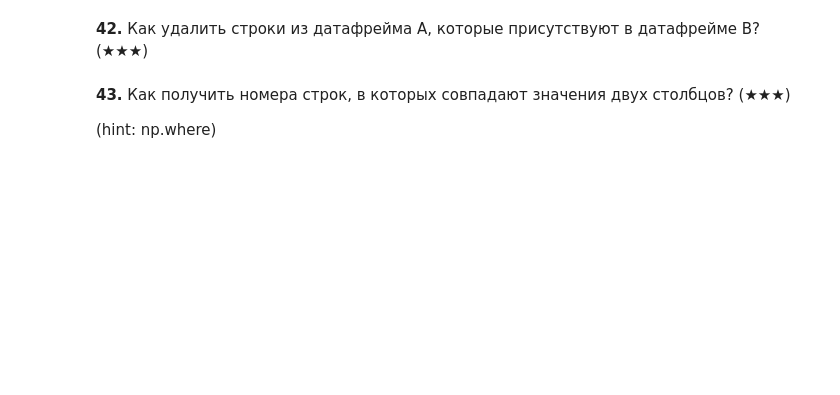
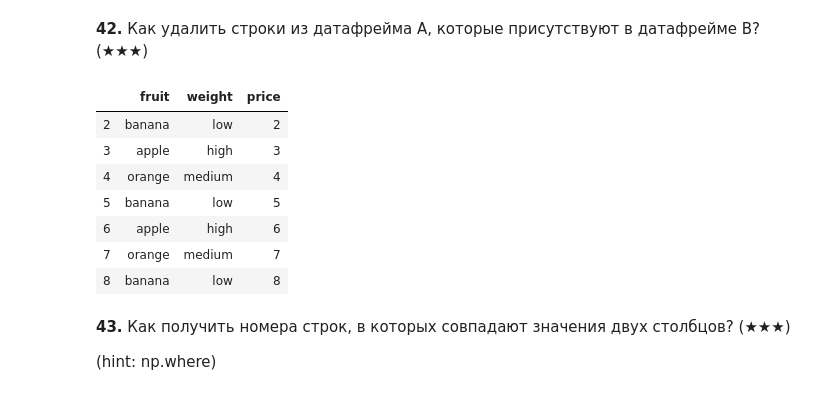
Before and after one commit to sarvensis/spython, a Jupyter notebook: semesterNo2/Homework1ML.ipynb, the cells around one changed output. Cells and saved outputs as stored; diff of their text form; code cells hidden in the pictures; blank space fills up the shorter version.

```diff
--- a/semesterNo2/Homework1ML.ipynb
+++ b/semesterNo2/Homework1ML.ipynb
@@ -932,13 +941,25 @@ df2 = pd.DataFrame({'pazham': ['apple', 'orange', 'pine'] * 2,
 # %%
 df1 = pd.DataFrame({'fruit': ['apple', 'orange', 'banana'] * 3,
                     'weight': ['high', 'medium', 'low'] * 3,
                     'price': np.arange(9)})
 
 df2 = pd.DataFrame({'fruit': ['apple', 'orange', 'pine'] * 2,
                     'weight': ['high', 'medium'] * 3,
                     'price': np.arange(6)})
 
 #your code
+df = pd.merge(df1, df2, how="outer", indicator=True)
+df = df[df['_merge'] == 'left_only']
+df.drop(columns=['_merge'])
+# %% [output]
+|  | fruit | weight | price |
+| 2 | banana | low | 2 |
+| 3 | apple | high | 3 |
+| 4 | orange | medium | 4 |
+| 5 | banana | low | 5 |
+| 6 | apple | high | 6 |
+| 7 | orange | medium | 7 |
+| 8 | banana | low | 8 |
 # %% [markdown]
 **43\.** Как получить номера строк, в которых совпадают значения двух столбцов? (★★★)
 
```
Also changed, not shown: parts of 7 cells of this notebook.
